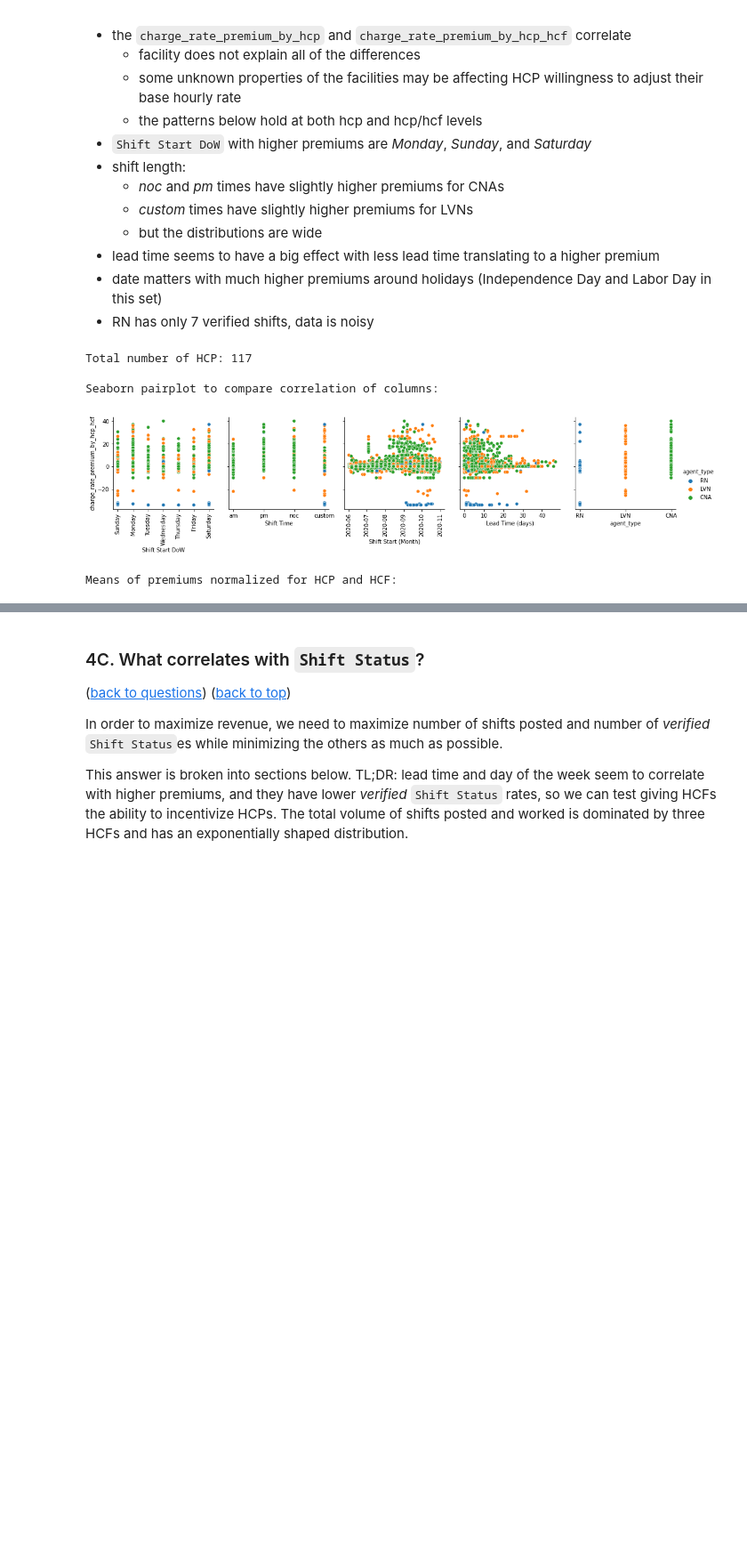
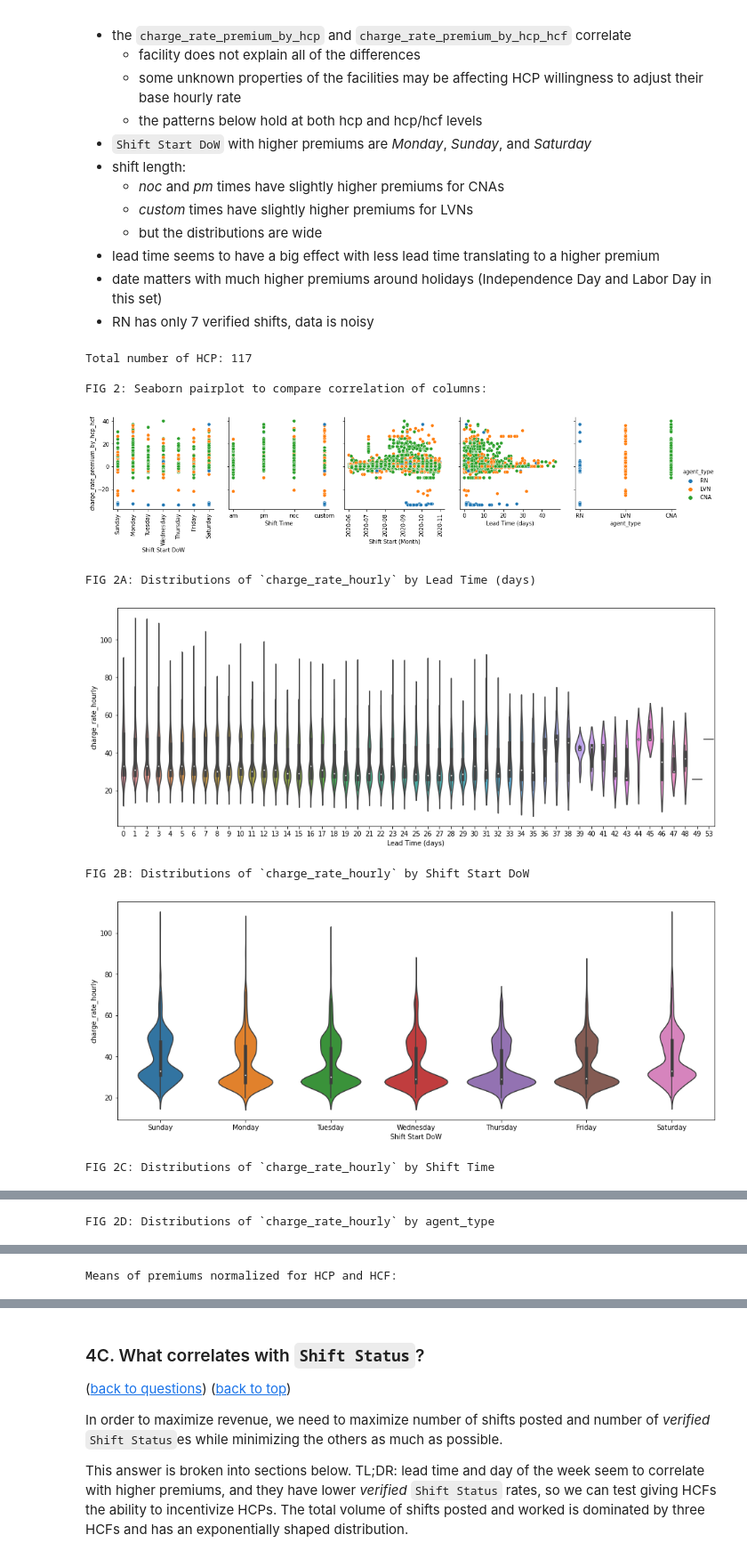
Before and after one commit to bootstrapt/clipboard-health-wbd-notebook, a Jupyter notebook: pricing_wbd.ipynb, the cells around one changed output, grey strips where cells are left out. Shown at 89% size. Cells and saved outputs as stored; diff of their text form; code cells hidden in the pictures; blank space fills up the shorter version.

```diff
--- a/pricing_wbd.ipynb
+++ b/pricing_wbd.ipynb
@@ -467,7 +476,7 @@ tsd_verified_shifts = tr_shift_data.query('`Shift Status` == "verified"')
 print('Total number of HCP: {}\n'.format(tsd_verified_shifts['hcp_id'].nunique()))
 
 # print header and legends
-print('Seaborn pairplot to compare correlation of columns:')
+print('FIG 2: Seaborn pairplot to compare correlation of columns:')
 
 # create Seaborn pairplot for select columns (see references [3] below for more on pairplots)
 tsd_verified_shifts_pairplot_sorted = tsd_verified_shifts.sort_values(['Shift Start DoW (code)', 'Shift Time (code)'])
@@ -491,6 +500,28 @@ for i in [0,2]:
     g.axes.flat[i].tick_params(axis='x', labelrotation=90)
 plt.show()
 
+to_violinplot = [
+    'Lead Time (days)',
+    'Shift Start DoW',
+    'Shift Time',
+    'agent_type'
+]
+
+subtopic_labels = ['A', 'B', 'C', 'D']
+idx = 0
+for i in to_violinplot:
+    print('FIG 2{}: Distributions of `charge_rate_hourly` by {}'.format(subtopic_labels[idx], to_violinplot[idx]))
+    idx += 1
+    if i == 'Lead Time (days)':
+        sort = i
+    else:
+        sort = '{} (code)'.format(i)
+    fig, ax = plt.subplots(figsize =(16, 6))
+    sns.violinplot(ax = ax,
+                   x = tr_shift_data.sort_values(sort)[i],
+                   y = tr_shift_data['charge_rate_hourly'])
+    plt.show()
+
 # generate and print tables for select columns
 print('\n\n\nMeans of premiums normalized for HCP and HCF:')
 of_interest = [
@@ -505,6 +536,7 @@ for i in of_interest:
         premium_mean=pd.NamedAgg(column='charge_rate_premium_by_hcp_hcf', aggfunc='mean'),
         count=pd.NamedAgg(column='charge_rate_premium_by_hcp_hcf', aggfunc='count')
     ).sort_values('premium_mean', ascending=False))
+
 
 # group `Lead Time (days)` into quartiles
 bins=[0,3,6,12,47]
@@ -518,32 +550,36 @@ tsd_verified_shifts_lead_time_bins_agg.insert(
     column = 'Lead Time (days)',
     value = [
         '0-2',
         '3-5',
         '6-11',
         '12-47'
     ]
 )
 dfs.append(tsd_verified_shifts_lead_time_bins_agg)
 
 # display first four pairplots in a row
 display(multi_table([df.style.hide_index() for df in dfs]))
 
 
 # show Shift Start (Month)
 tsd_verified_shifts_by_shift_start = tsd_verified_shifts.groupby(
     ['Shift Start (Month)'], as_index=False).agg(
     premium_mean=pd.NamedAgg(column='charge_rate_premium_by_hcp_hcf', aggfunc='mean'),
     count=pd.NamedAgg(column='charge_rate_premium_by_hcp_hcf', aggfunc='count')
 ).sort_values('premium_mean', ascending=False)
 tsd_verified_shifts_by_shift_start['Shift Start (Month)'] = pd.to_datetime(tsd_verified_shifts_by_shift_start['Shift Start (Month)']).dt.date
 display(multi_table([tsd_verified_shifts_by_shift_start[:10].style.hide_index(),
              tsd_verified_shifts_by_shift_start[10:20].style.hide_index(),
              tsd_verified_shifts_by_shift_start[20:30].style.hide_index(),
              tsd_verified_shifts_by_shift_start[30:40].style.hide_index()
             ]))
 # %% [output]
 Total number of HCP: 117
 
-Seaborn pairplot to compare correlation of columns:
+FIG 2: Seaborn pairplot to compare correlation of columns:
 [figure]
-Means of premiums normalized for HCP and HCF:
+FIG 2A: Distributions of `charge_rate_hourly` by Lead Time (days)
+[figure, added]
+FIG 2B: Distributions of `charge_rate_hourly` by Shift Start DoW
+[figure, added]
+FIG 2C: Distributions of `charge_rate_hourly` by Shift Time
@@ -549,0 +587 @@ Means of premiums normalized for HCP and HCF:
+FIG 2D: Distributions of `charge_rate_hourly` by agent_type
@@ -550,2 +589,3 @@ Means of premiums normalized for HCP and HCF:
+Means of premiums normalized for HCP and HCF:
 | Shift Start DoW premium_mean coun... | Shift Time premium_mean count pm ... | agent_type premium_mean count CNA... | Lead Time (days) premium_mean cou... |
 | Shift Start (Month) premium_mean ... | Shift Start (Month) premium_mean ... | Shift Start (Month) premium_mean ... | Shift Start (Month) premium_mean ... |
```
Also changed, not shown: parts of 15 cells of this notebook.
